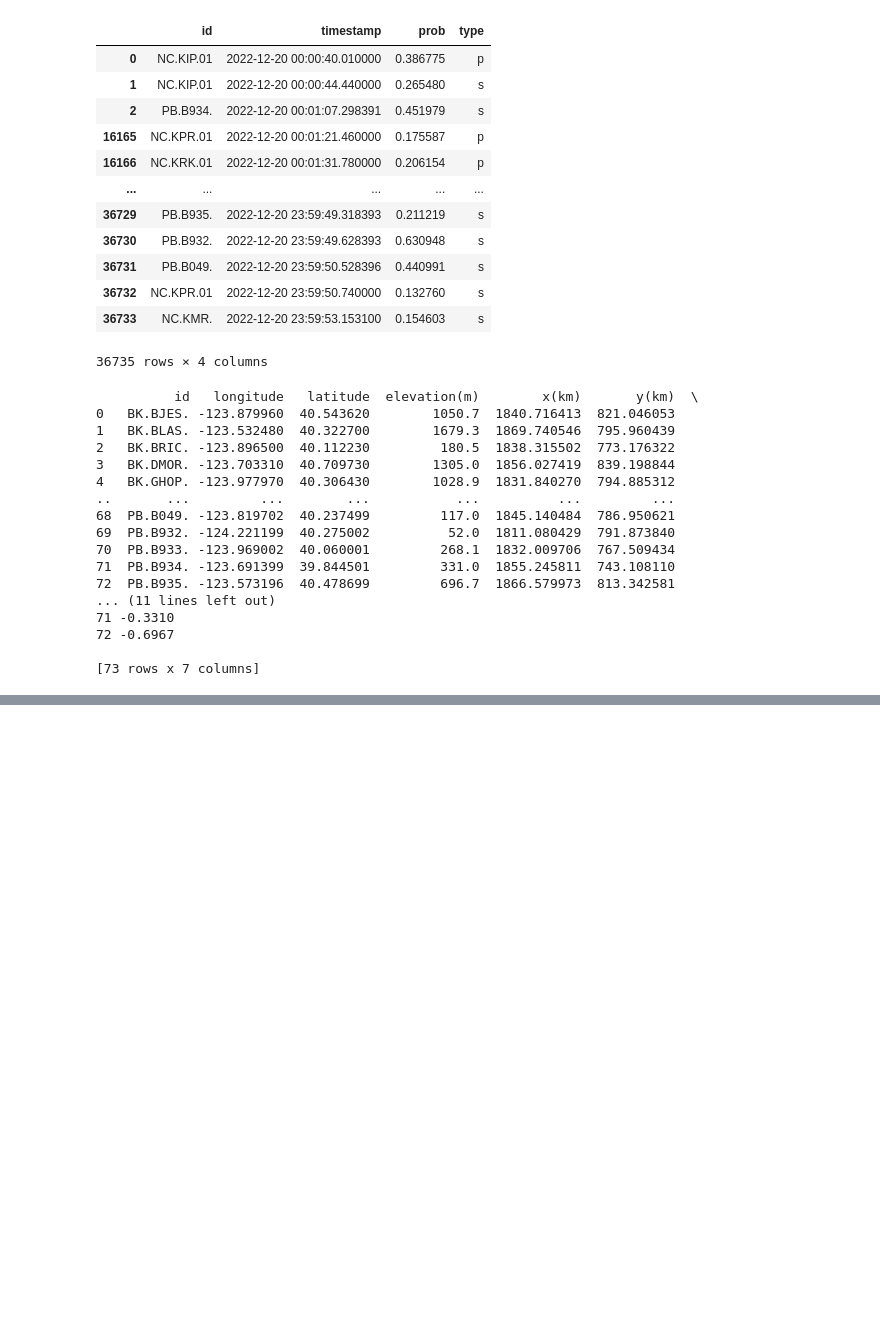
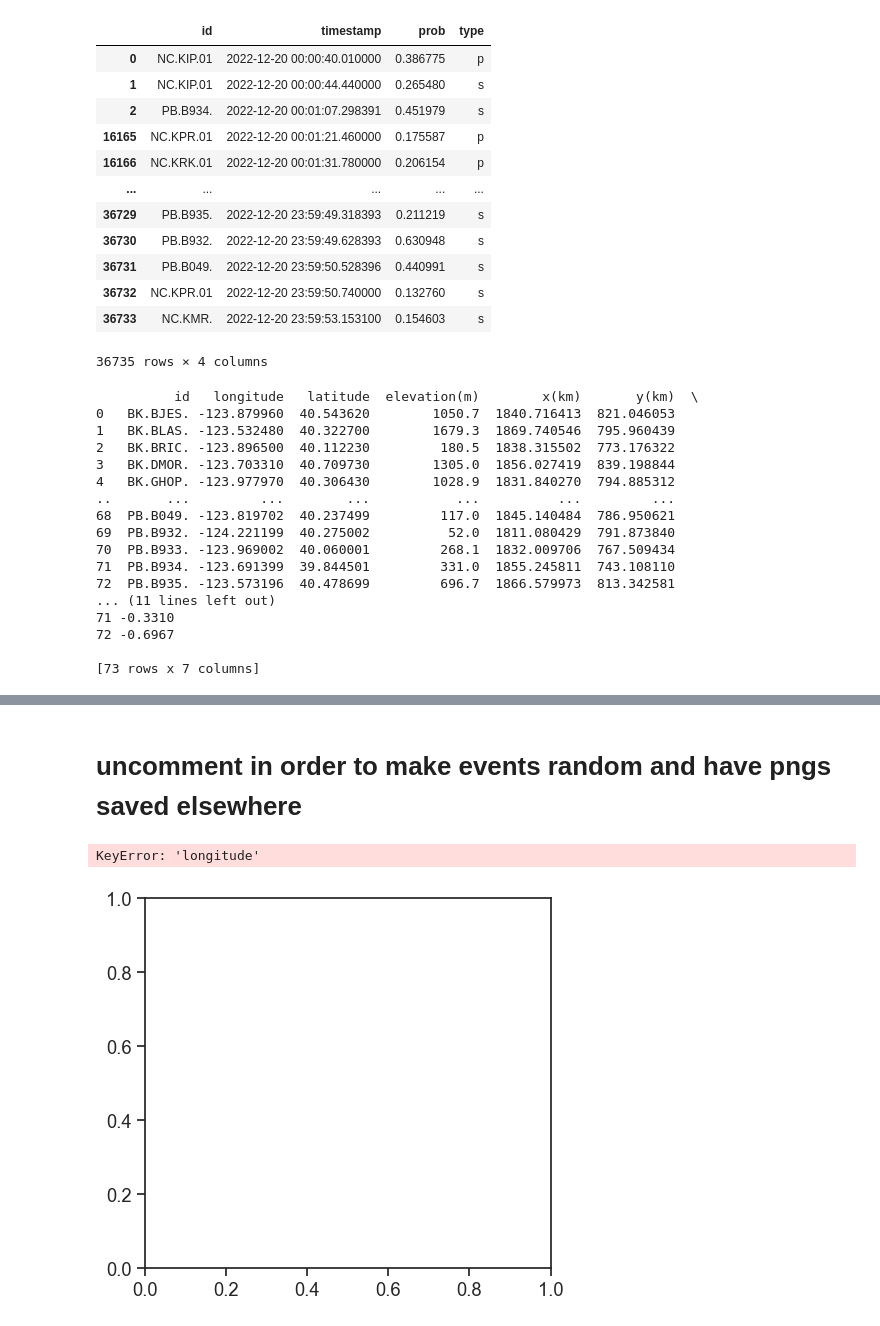
Before and after one commit to ShawnHwang1/GaMMA, a Jupyter notebook: Ferndale2022_test.ipynb, the cells around one changed output, grey strips where cells are left out. Saved outputs shown, nothing was run; the diff lists cells and outputs as text; code cells hidden in the pictures; blank space fills up the shorter version.

Commit message:
pushed what I have not all of it is running due to changes

```diff
--- a/Ferndale2022_test.ipynb
+++ b/Ferndale2022_test.ipynb
@@ -546,0 +570,61 @@ Name: 122, dtype: object
+# %% [markdown]
+# uncomment in order to make events random and have pngs saved elsewhere
+# %%
+fig = plt.figure(figsize=plt.rcParams["figure.figsize"]*np.array([1.5,1]))
+box = dict(boxstyle='round', facecolor='white', alpha=1)
+text_loc = [0.05, 0.92]
+grd = fig.add_gridspec(ncols=2, nrows=2, width_ratios=[1.5, 1], height_ratios=[1,1])
+fig.add_subplot(grd[:, 0])
+plt.plot(catalog["longitude"], catalog["latitude"], '.',markersize=2, alpha=1.0)
+plt.plot(events["longitude"], events["latitude"], '.', markersize=2, alpha=0.6)
+plt.axis("scaled")
+plt.xlim(np.array(config["xlim_degree"])+np.array([0.2,-0.27]))
+plt.ylim(np.array(config["ylim_degree"])+np.array([0.2,-0.27]))
+plt.xlabel("Latitude")
+plt.ylabel("Longitude")
+plt.gca().set_prop_cycle(None)
+plt.plot(config["xlim_degree"][0]-10, config["ylim_degree"][0]-10, '.', markersize=10, label=f"{result_label}", rasterized=True)
+plt.plot(config["xlim_degree"][0]-10, config["ylim_degree"][0]-10, '.', markersize=10, label=f"{catalog_label}", rasterized=True)
+plt.plot(stations["longitude"], stations["latitude"], 'k^', markersize=5, alpha=0.7, label="Stations")
+plt.legend(loc="lower right")
+plt.text(text_loc[0], text_loc[1], '(i)', horizontalalignment='left', verticalalignment="top",
+         transform=plt.gca().transAxes, fontsize="large", fontweight="normal", bbox=box)
+
+fig.add_subplot(grd[0, 1])
+plt.plot(catalog["longitude"], catalog["depth(m)"]/1e3, '.', markersize=2, alpha=1.0, rasterized=True)
+plt.plot(events["longitude"], events["depth(m)"]/1e3, '.', markersize=2, alpha=0.6, rasterized=True)
+# plt.axis("scaled")
+plt.xlim(np.array(config["xlim_degree"])+np.array([0.2,-0.27]))
+plt.ylim([0,21])
+plt.gca().invert_yaxis()
+plt.xlabel("Longitude")
+plt.ylabel("Depth (km)")
+plt.gca().set_prop_cycle(None)
+plt.plot(config["xlim_degree"][0]-10, 31, '.', markersize=10, label=f"{result_label}")
+plt.plot(31, 31, '.', markersize=10, label=f"{catalog_label}")
+plt.legend(loc="lower right")
+plt.text(text_loc[0], text_loc[1], '(ii)', horizontalalignment='left', verticalalignment="top",
+         transform=plt.gca().transAxes, fontsize="large", fontweight="normal", bbox=box)
+
+fig.add_subplot(grd[1, 1])
+plt.plot(catalog["latitude"], catalog["depth(m)"]/1e3, '.', markersize=2, alpha=1.0, rasterized=True)
+plt.plot(events["latitude"], events["depth(m)"]/1e3, '.', markersize=2, alpha=0.6, rasterized=True)
+# plt.axis("scaled")
+plt.xlim(np.array(config["ylim_degree"])+np.array([0.2,-0.27]))
+plt.ylim([0,21])
+plt.gca().invert_yaxis()
+plt.xlabel("Latitude")
+plt.ylabel("Depth (km)")
+plt.gca().set_prop_cycle(None)
+plt.plot(config["ylim_degree"][0]-10, 31, '.', markersize=10, label=f"{result_label}")
+plt.plot(31, 31, '.', markersize=10, label=f"{catalog_label}")
+plt.legend(loc="lower right")
+plt.tight_layout()
+plt.text(text_loc[0], text_loc[1], '(iii)', horizontalalignment='left', verticalalignment="top",
+         transform=plt.gca().transAxes, fontsize="large", fontweight="normal", bbox=box)
+plt.savefig(figure_dir("earthquake_location.png"), bbox_inches="tight", dpi=300)
+plt.savefig(figure_dir("earthquake_location.pdf"), bbox_inches="tight", dpi=300)
+plt.show();
+# %% [output]
+KeyError: 'longitude'
+[figure, added]
```
Also changed, not shown: parts of 11 cells of this notebook, 3 other files.
